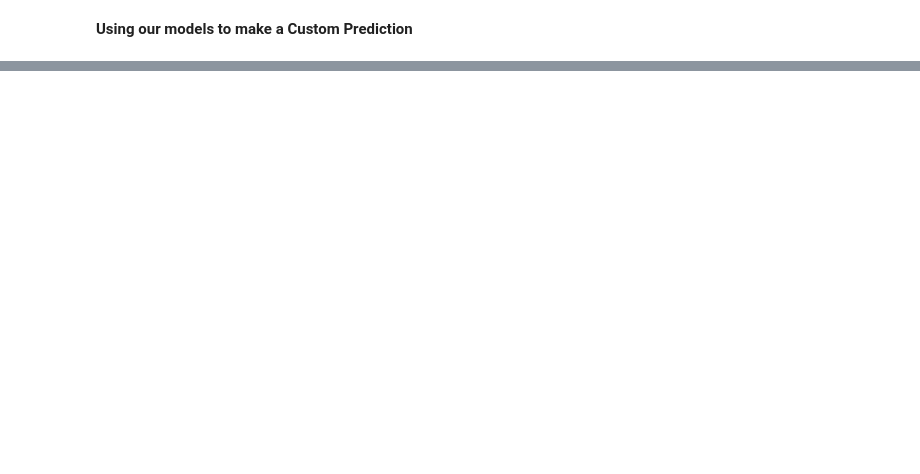
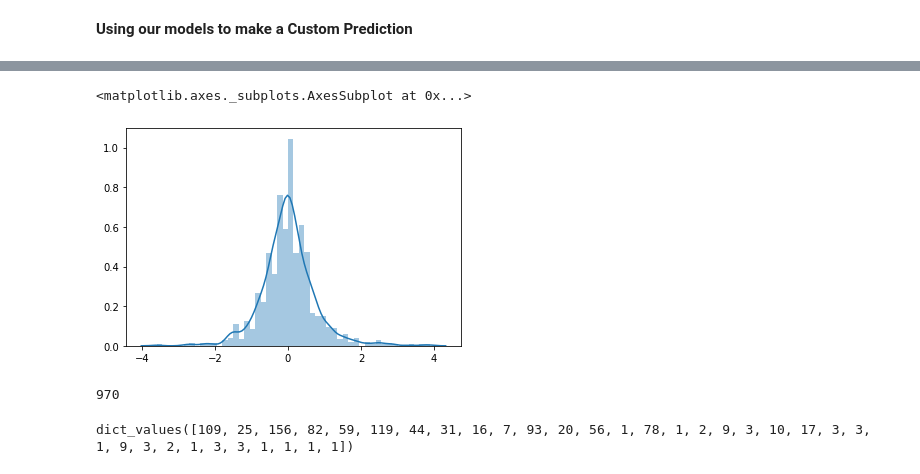
Before and after one commit to varangrai/Grades-Analysis, a Jupyter notebook: Data Training.ipynb, the cells around one changed output, grey strips where cells are left out. Drawn from its saved outputs; the diff is of its cells as text; code cells hidden in the pictures; blank space fills up the shorter version.

Commit message:
Update Data Training

```diff
--- a/Data Training.ipynb
+++ b/Data Training.ipynb
@@ -366,4 +372,7 @@ print(sklearn.metrics.r2_score(y_train2,adbmodel2.predict(X_train2)))
 # %%
-RFmodel2 = RandomForestRegressor(n_estimators=900)
+RFmodel2 = RandomForestRegressor(n_estimators=200,max_features=2)
 RFmodel2.fit(X_train2,y_train2) # making random forest regressor
 predictrf2 = RFmodel2.predict(X_test2)
+predictrf2t = RFmodel2.predict(X_train2)
+print(sklearn.metrics.r2_score(y_test2,RFmodel2.predict(X_test2)))
+print(sklearn.metrics.r2_score(y_train2,RFmodel2.predict(X_train2)))
@@ -501,0 +411,2 @@ sklearn.metrics.r2_score(y2,lrmodel3.predict(x2))
+# %%
+temp = list(zip(predictrf2, y_test2))
@@ -501,0 +441,15 @@ sklearn.metrics.r2_score(y2,lrmodel3.predict(x2))
+# %%
+c=np.round(np.array(temp)[:,0]-np.array(temp)[:,1],1)
+sns.distplot(c)
+# %% [output]
+<matplotlib.axes._subplots.AxesSubplot at 0x...>
+[figure, added]
+# %%
+len(y_test2)
+# %% [output]
+970
+# %%
+from collections import Counter
+Counter(abs(c)).values()
+# %% [output]
+dict_values([109, 25, 156, 82, 59, 119, 44, 31, 16, 7, 93, 20, 56, 1, 78, 1, 2, 9, 3, 10, 17, 3, 3, 1, 9, 3, 2, 1, 3, 3, 1, 1, 1, 1])
```
Also changed, not shown: parts of 25 cells of this notebook.
